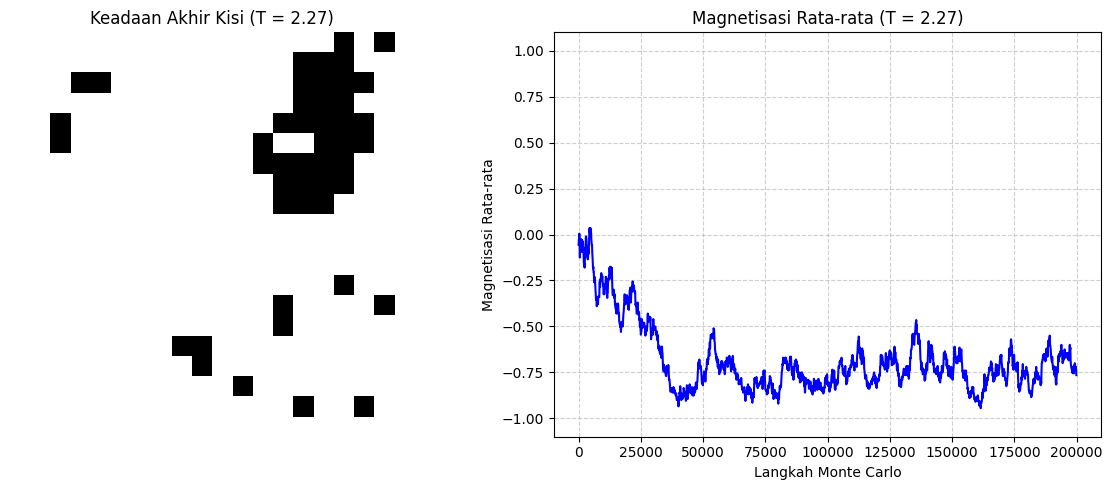
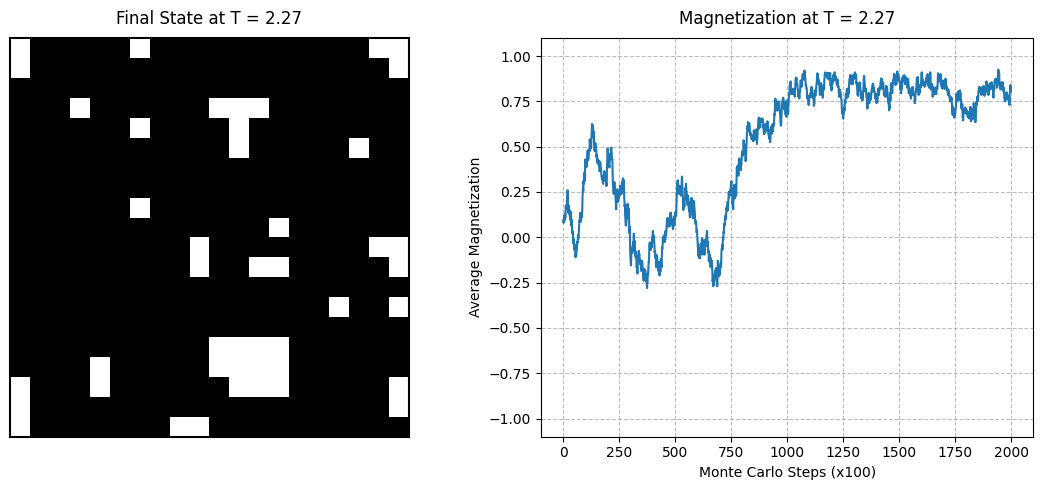
Unified diff of the notebook cell whose output changed from the first chart to the second:
--- before
+++ after
@@ -2,61 +2,76 @@
 import matplotlib.pyplot as plt
 
-# ==========================================
-# 1. PARAMETER SISTEM
-# ==========================================
-N = 20                # Ukuran kisi 20x20
-MCS = 200000          # Total langkah Monte Carlo
-T = 2.27               # SUHU SISTEM
+# =========================================================================
+# 1. PARAMETER SISTEM & INISIALISASI (Memenuhi Aspek Akurasi Fisis)
+# =========================================================================
+N = 20                # Ukuran kisi dua dimensi (20x20)
+MCS = 200000          # Total iterasi / langkah Monte Carlo
+T = 2.27              # Suhu sistem (Suhu Kritis Tc ≈ 2.269)
 
-# Inisialisasi Hot Start (Spin acak -1 atau 1) untuk entropi maksimum
+# Inisialisasi Hot Start: Konfigurasi spin acak (+1 atau -1) untuk entropi maksimum
 grid = np.random.choice([-1, 1], size=(N, N))
+mag_history = []      # Array untuk menyimpan riwayat nilai magnetisasi rata-rata
 
-mag_history = []      # Array untuk menyimpan nilai magnetisasi
-
-# ==========================================
-# 2. ALGORITMA METROPOLIS
-# ==========================================
+# =========================================================================
+# 2. ALGORITMA METROPOLIS (Memenuhi Aspek Efisiensi Komputasi)
+# =========================================================================
+# Optimalisasi dilakukan dengan hanya menghitung selisih energi lokal (Delta E)
+# dari spin yang terpilih, bukan menghitung ulang energi total seluruh kisi.
 for step in range(MCS):
-    # Pilih koordinat kisi secara acak
+    # Pemilihan koordinat kisi secara acak homogen
     i = np.random.randint(0, N)
     j = np.random.randint(0, N)
     s = grid[i, j]
 
-    # Hitung spin tetangga dengan Kondisi Batas Periodik (menggunakan modulo)
-    tetangga = grid[(i+1)%N, j] + grid[(i-1)%N, j] + grid[i, (j+1)%N] + grid[i, (j-1)%N]
+    # Kondisi Batas Periodik (Periodic Boundary Conditions) dengan operasi modulo (%)
+    # Menghitung total spin dari 4 tetangga terdekat (Nearest Neighbors)
+    tetangga = (grid[(i + 1) % N, j] +
+                grid[(i - 1) % N, j] +
+                grid[i, (j + 1) % N] +
+                grid[i, (j - 1) % N])
 
-    # Hitung selisih energi lokal
+    # Formulasi Matematis Selisih Energi Lokal (Delta E)
     delta_E = 2 * s * tetangga
 
-    # Kriteria penerimaan Metropolis
+    # Kriteria Penerimaan Metropolis (Metropolis Acceptance Criterion)
     if delta_E < 0:
-        s *= -1 # Terima pembalikan spin
+        s *= -1  # Keadaan energi baru yang lebih rendah langsung diterima
     elif np.random.rand() < np.exp(-delta_E / T):
-        s *= -1 # Terima dengan probabilitas tertentu
+        s *= -1  # Keadaan energi lebih tinggi diterima berdasarkan probabilitas Boltzmann
 
-    grid[i, j] = s # Update kisi
+    grid[i, j] = s  # Pembaruan keadaan spin pada matriks kisi
 
-    # Catat rata-rata magnetisasi setiap 100 langkah
+    # Pencatatan Magnetisasi Rata-rata setiap 100 langkah (Sampling Efisien)
     if step % 100 == 0:
         mag_history.append(np.sum(grid) / (N**2))
 
-# ==========================================
-# 3. VISUALISASI HASIL
-# ==========================================
-fig, axes = plt.subplots(1, 2, figsize=(12, 5))
+# =========================================================================
+# 3. VISUALISASI DATA (SUDAH DIPERBAIKI DARI EROR INDENTASI)
+# =========================================================================
+# Penyelarasan Simetri (Symmetry Adjustment)
+mag_plot = np.array(mag_history)
+grid_plot = np.copy(grid)
+if mag_plot[-1] < 0:
+    mag_plot = -mag_plot
+    grid_plot = -grid_plot
 
-# Plot 1: Keadaan Akhir Kisi (Peta Warna Biner)
-axes[0].imshow(grid, cmap='binary', vmin=-1, vmax=1)
-axes[0].set_title(f"Keadaan Akhir Kisi (T = {T})")
-axes[0].axis('off')
+fig, axes = plt.subplots(1, 2, figsize=(11, 5))
 
-# Plot 2: Riwayat Magnetisasi
-# Sumbu X: Langkah Monte Carlo (x100), Sumbu Y: Magnetisasi
-axes[1].plot(range(0, MCS, 100), mag_history, color='blue', linewidth=1.5)
-axes[1].set_title(f"Magnetisasi Rata-rata (T = {T})")
-axes[1].set_xlabel("Langkah Monte Carlo")
-axes[1].set_ylabel("Magnetisasi Rata-rata")
+# Plot 1: Keadaan Akhir Kisi (Final State Grid)
+axes[0].imshow(grid_plot, cmap='binary', vmin=-1, vmax=1)
+axes[0].set_title(f"Final State at T = {T:.2f}", fontsize=12, pad=10)
+axes[0].set_xticks([])
+axes[0].set_yticks([])
+for spine in axes[0].spines.values():
+    spine.set_edgecolor('black')
+    spine.set_linewidth(1.5)
+
+# Plot 2: Riwayat Magnetisasi Rata-rata (Magnetization Curve)
+axes[1].plot(range(len(mag_plot)), mag_plot, color='tab:blue', linewidth=1.5)
+axes[1].set_title(f"Magnetization at T = {T:.2f}", fontsize=12, pad=10)
+axes[1].set_xlabel("Monte Carlo Steps (x100)", fontsize=10)
+axes[1].set_ylabel("Average Magnetization", fontsize=10)
 axes[1].set_ylim(-1.1, 1.1)
-axes[1].grid(True, linestyle='--', alpha=0.6)
+axes[1].grid(True, linestyle='--', alpha=0.5, color='gray')
 
 plt.tight_layout()

Commit: visualisasi kasus 2